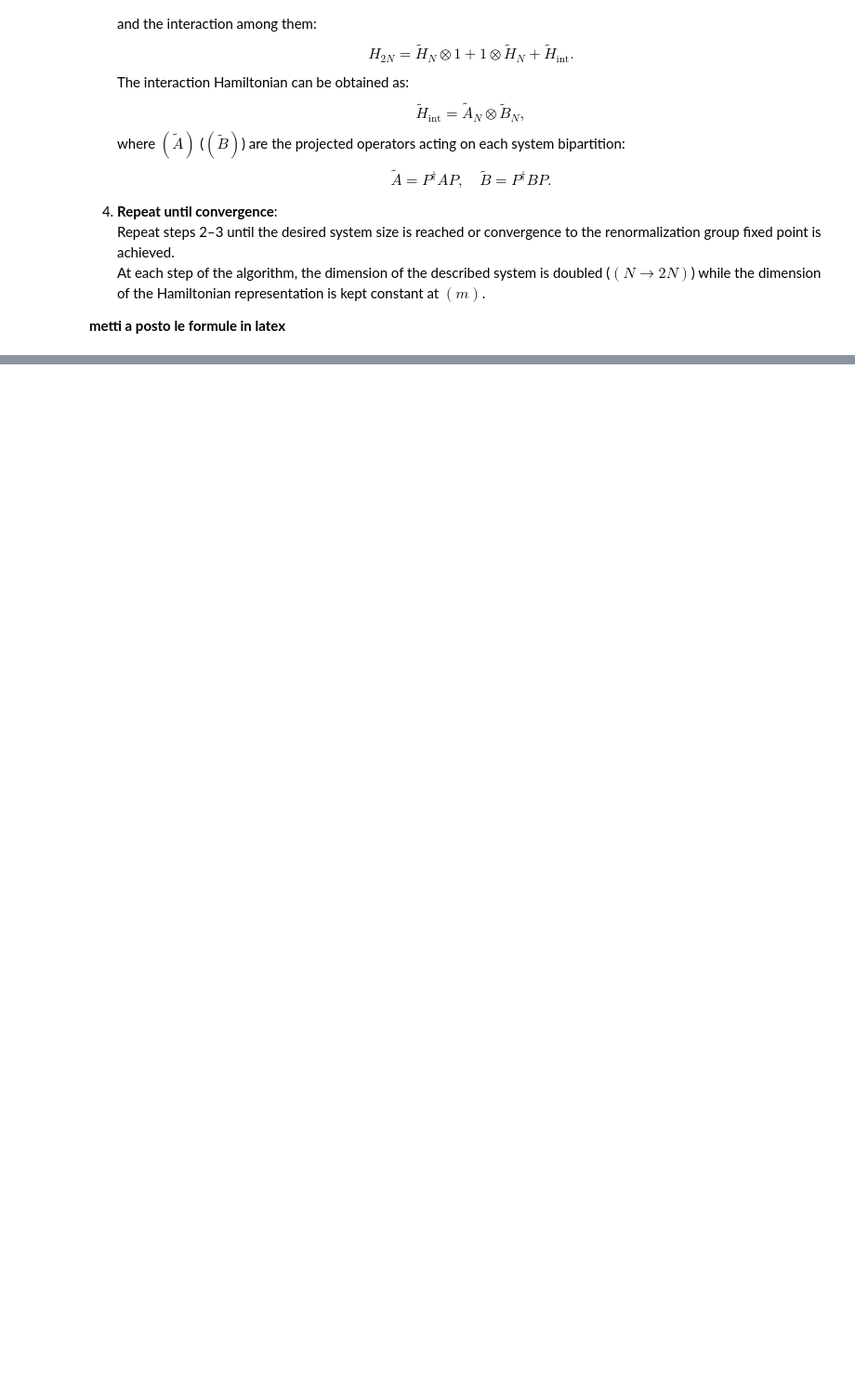
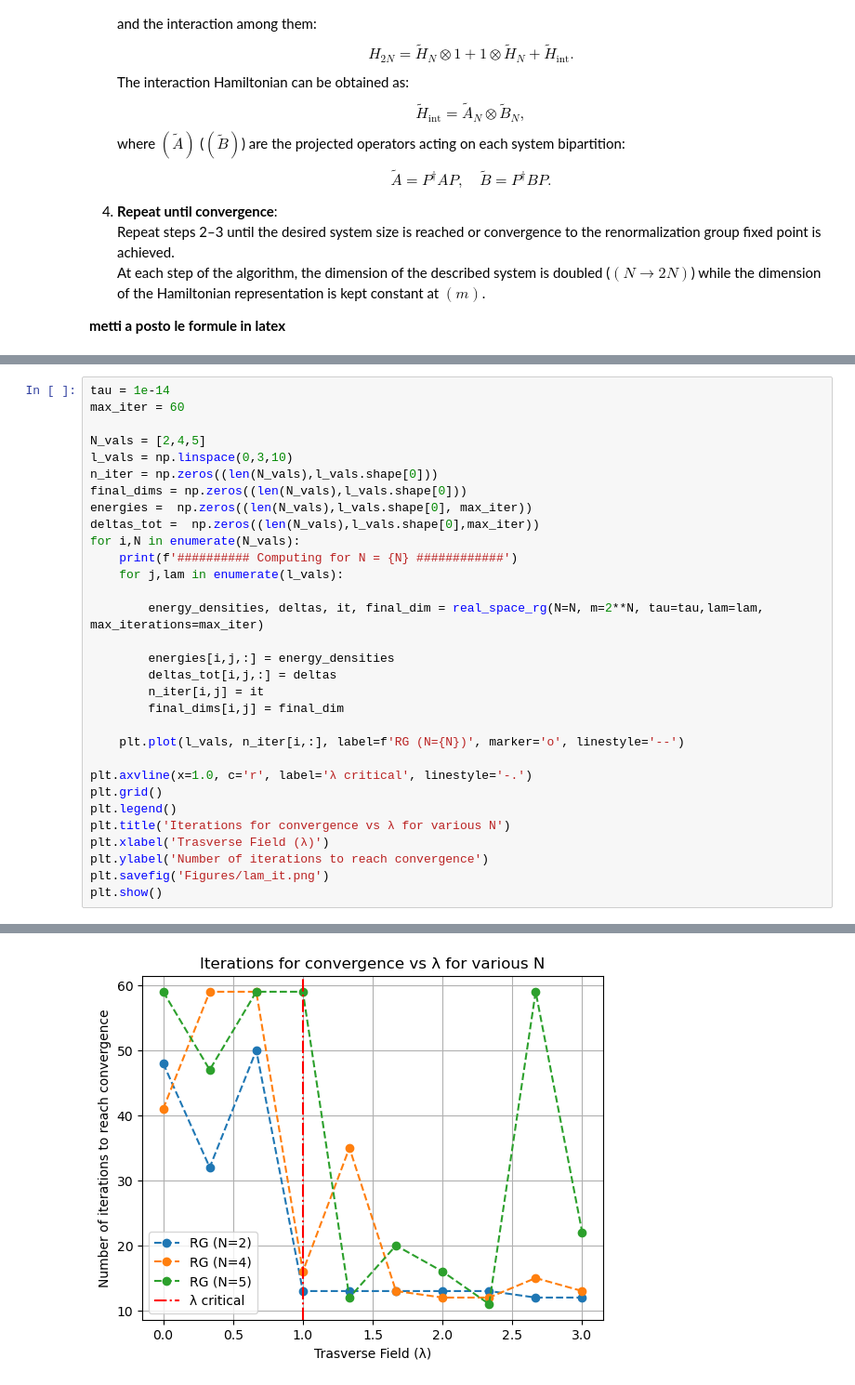
Before and after one commit to pietromalagoli/QIC, a Jupyter notebook: hw/hw8/Ex8_Malagoli.ipynb, the cells around one changed output, grey strips where cells are left out. Shown: that part at 93% size. Saved outputs shown, nothing was run; the diff lists cells and outputs as text; blank space fills up the shorter version.

```diff
--- a/hw/hw8/Ex8_Malagoli.ipynb
+++ b/hw/hw8/Ex8_Malagoli.ipynb
@@ -188,0 +202,32 @@ Convergence reached at N = 16384 after 13 iterations.
+# %%
+tau = 1e-14
+max_iter = 60
+
+N_vals = [2,4,5]
+l_vals = np.linspace(0,3,10)
+n_iter = np.zeros((len(N_vals),l_vals.shape[0]))
+final_dims = np.zeros((len(N_vals),l_vals.shape[0]))
+energies =  np.zeros((len(N_vals),l_vals.shape[0], max_iter))
+deltas_tot =  np.zeros((len(N_vals),l_vals.shape[0],max_iter))
+for i,N in enumerate(N_vals):
+    print(f'########## Computing for N = {N} ############')
+    for j,lam in enumerate(l_vals):
+
+        energy_densities, deltas, it, final_dim = real_space_rg(N=N, m=2**N, tau=tau,lam=lam, max_iterations=max_iter)
+
+        energies[i,j,:] = energy_densities
+        deltas_tot[i,j,:] = deltas
+        n_iter[i,j] = it
+        final_dims[i,j] = final_dim
+
+    plt.plot(l_vals, n_iter[i,:], label=f'RG (N={N})', marker='o', linestyle='--')
+
+plt.axvline(x=1.0, c='r', label='λ critical', linestyle='-.')
+plt.grid()
+plt.legend()
+plt.title('Iterations for convergence vs λ for various N')
+plt.xlabel('Trasverse Field (λ)')
+plt.ylabel('Number of iterations to reach convergence')
+plt.savefig('Figures/lam_it.png')
+plt.show()
+# %% [output]
@@ -188,0 +251 @@ Convergence reached at N = 16384 after 13 iterations.
+[figure, added]
```
Also changed, not shown: parts of 6 cells of this notebook, 2 other files.
